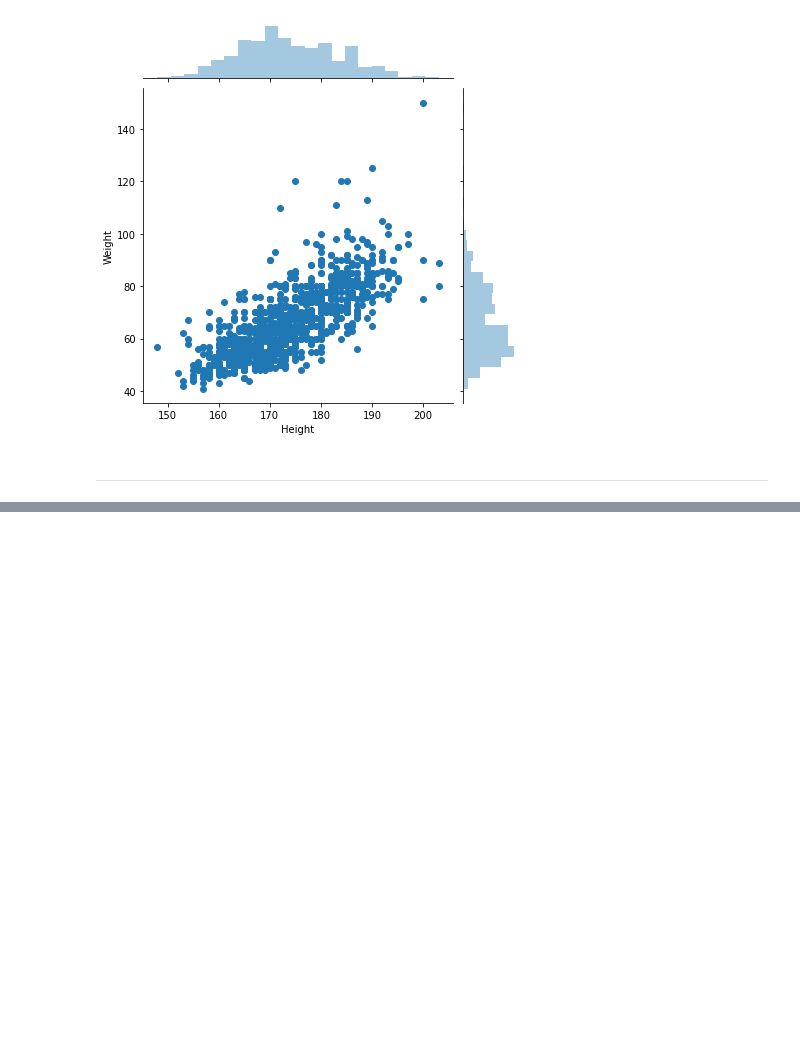
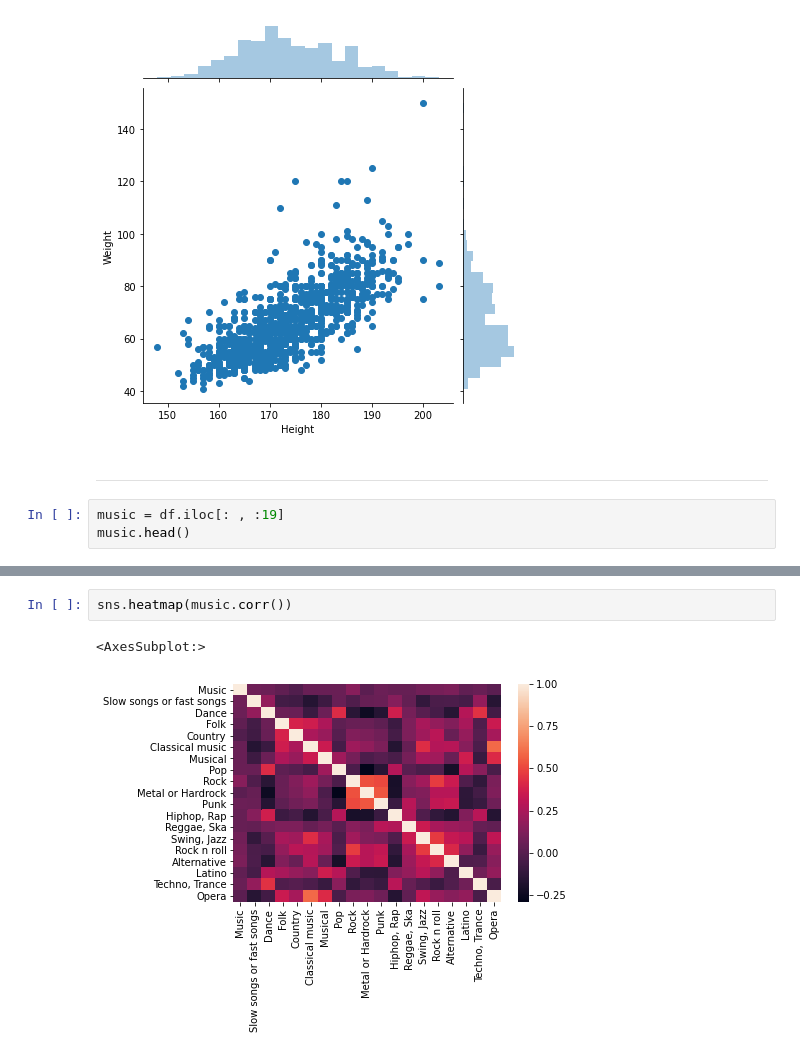
Before and after one commit to kh-min7/Data_Science, a Jupyter notebook: Exploratory Data Analysis.ipynb, the cells around one changed output, grey strips where cells are left out. Saved outputs shown, nothing was run; the diff lists cells and outputs as text; blank space fills up the shorter version.

```diff
--- a/Exploratory Data Analysis.ipynb
+++ b/Exploratory Data Analysis.ipynb
@@ -78,3 +78,6 @@ sns.jointplot(data=basic_info,x='Height', y='Weight')
 [figure]
 # %% [markdown]
 ---
+# %%
+music = df.iloc[: , :19]
+music.head()
@@ -80,0 +91,5 @@ sns.jointplot(data=basic_info,x='Height', y='Weight')
+# %%
+sns.heatmap(music.corr())
+# %% [output]
+<AxesSubplot:>
+[figure, added]
```
Also changed, not shown: parts of 26 cells of this notebook, 4 other files.
